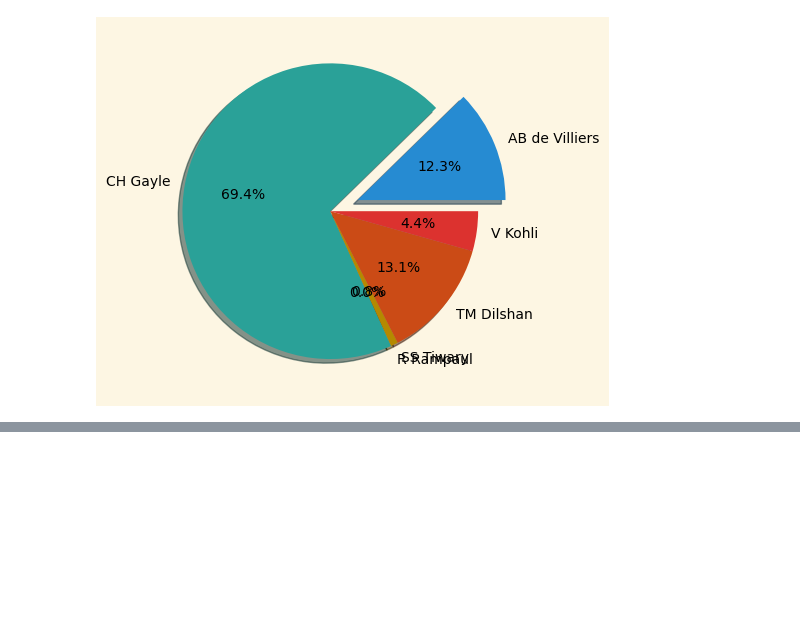
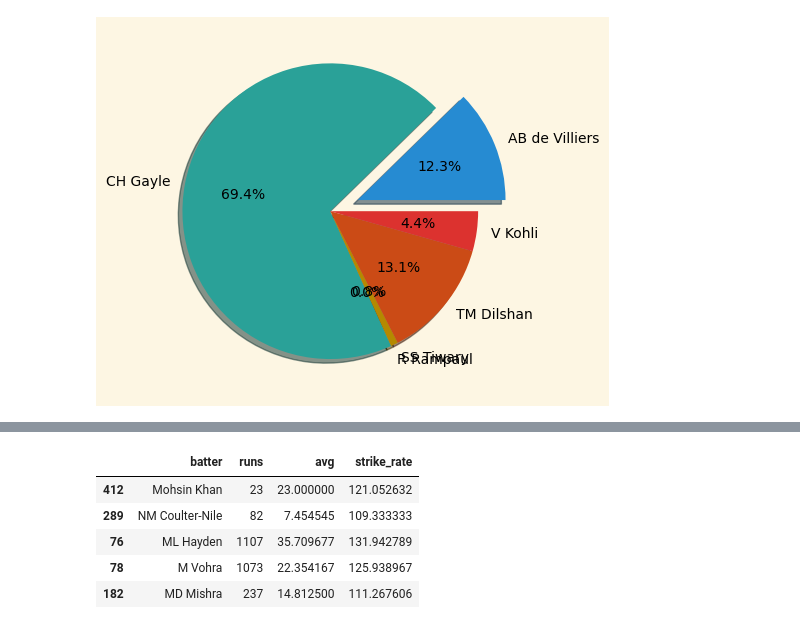
Before and after one commit to Harsith-Panda/Exploratory-Data-Analysis-And-Data-Preprocessing, a Jupyter notebook: Matplotlib.ipynb, the cells around one changed output, grey strips where cells are left out. Cells and saved outputs as stored; diff of their text form; code cells hidden in the pictures; blank space fills up the shorter version.

```diff
--- a/Matplotlib.ipynb
+++ b/Matplotlib.ipynb
@@ -352,0 +386,13 @@ plt.savefig('saved_graph_test.png')
+# %%
+df = pd.read_csv('Practice_Datasets/mpl-1/batter.csv')
+df.head()
+
+sample_df = df.sample(30, random_state=42)
+sample_df.head()
+# %% [output]
+|  | batter | runs | avg | strike_rate |
+| 412 | Mohsin Khan | 23 | 23.000000 | 121.052632 |
+| 289 | NM Coulter-Nile | 82 | 7.454545 | 109.333333 |
+| 76 | ML Hayden | 1107 | 35.709677 | 131.942789 |
+| 78 | M Vohra | 1073 | 22.354167 | 125.938967 |
+| 182 | MD Mishra | 237 | 14.812500 | 111.267606 |
```
Also changed, not shown: parts of 4 cells of this notebook, 1 other file.
